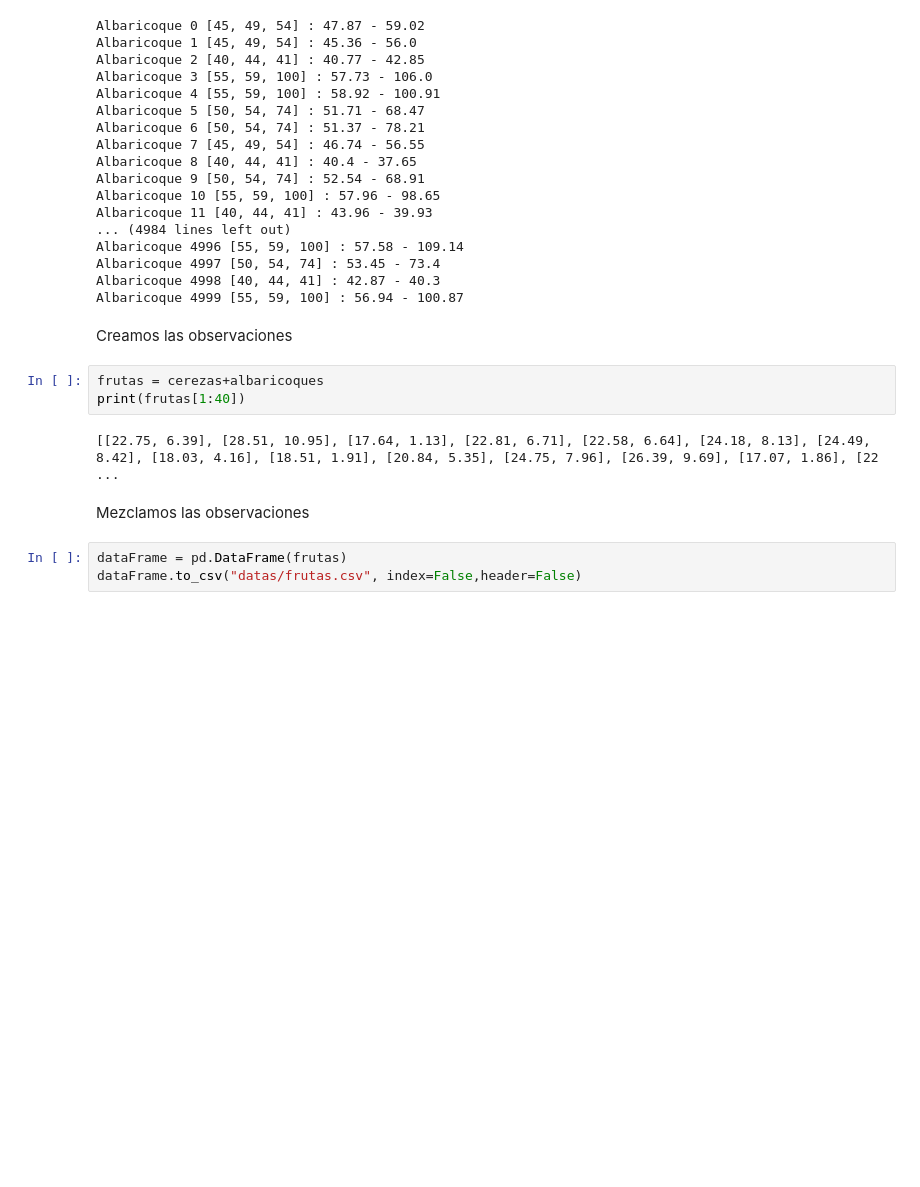
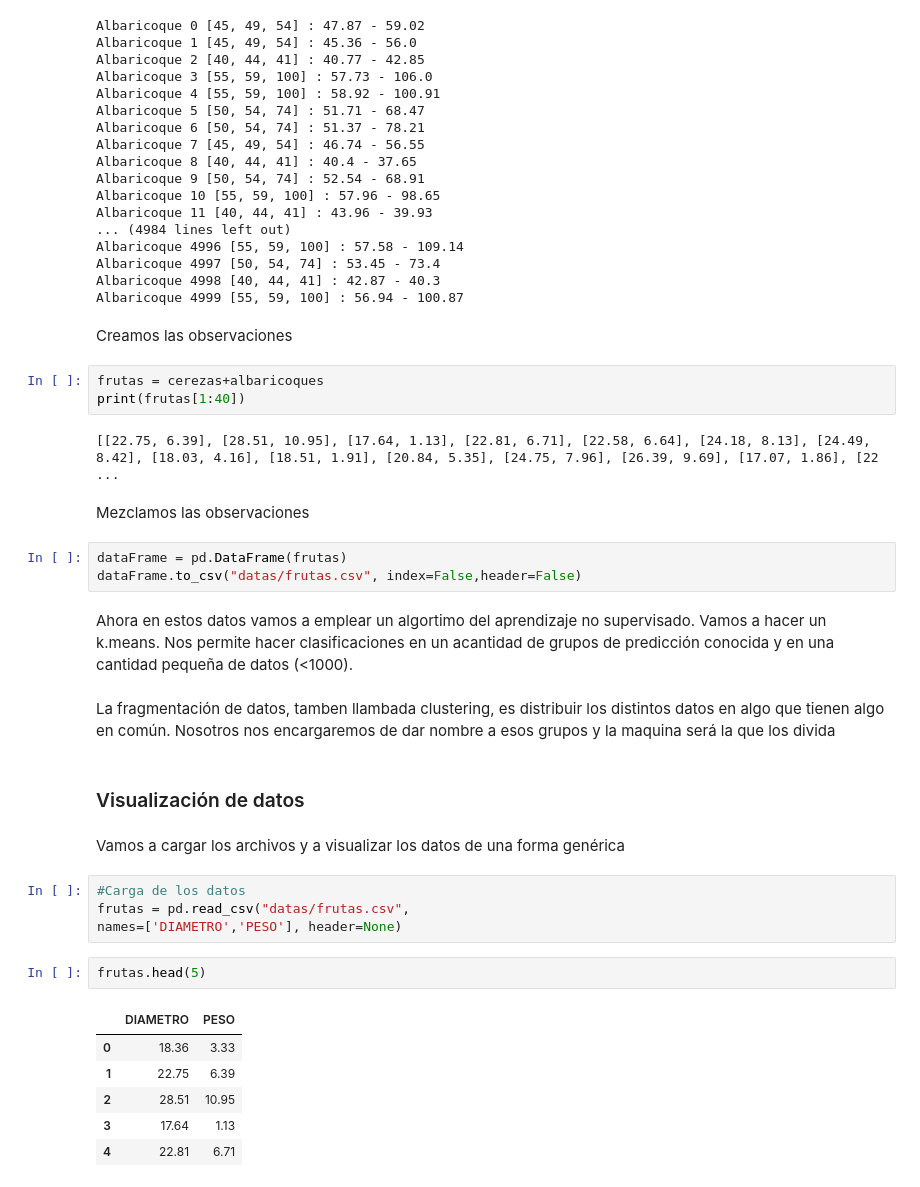
Before and after one commit to carlotamartin/Albaricoques-cerezas-y-clustering, a Jupyter notebook: codigo carlota/pruebas.ipynb, the cells around one changed output. Saved outputs shown, nothing was run; the diff lists cells and outputs as text; blank space fills up the shorter version.

```diff
--- a/codigo carlota/pruebas.ipynb
+++ b/codigo carlota/pruebas.ipynb
@@ -98,3 +98,24 @@ Mezclamos las observaciones
 # %%
 dataFrame = pd.DataFrame(frutas)
 dataFrame.to_csv("datas/frutas.csv", index=False,header=False)
+# %% [markdown]
+Ahora en estos datos vamos a emplear un algortimo del aprendizaje no supervisado. Vamos a hacer un k.means. Nos permite hacer clasificaciones en un acantidad de grupos de predicción conocida y en una cantidad pequeña de datos (<1000).
+# %% [markdown]
+La fragmentación de datos, tamben llambada clustering, es distribuir los distintos datos en algo que tienen algo en común. Nosotros nos encargaremos de dar nombre a esos grupos y la maquina será la que los divida
+# %% [markdown]
+### Visualización de datos
+# %% [markdown]
+Vamos a cargar los archivos y a visualizar los datos de una forma genérica
+# %%
+#Carga de los datos
+frutas = pd.read_csv("datas/frutas.csv",
+names=['DIAMETRO','PESO'], header=None)
+# %%
+frutas.head(5)
+# %% [output]
+|  | DIAMETRO | PESO |
+| 0 | 18.36 | 3.33 |
+| 1 | 22.75 | 6.39 |
+| 2 | 28.51 | 10.95 |
+| 3 | 17.64 | 1.13 |
+| 4 | 22.81 | 6.71 |
```
Also changed, not shown: parts of 9 cells of this notebook, 1 other file.
